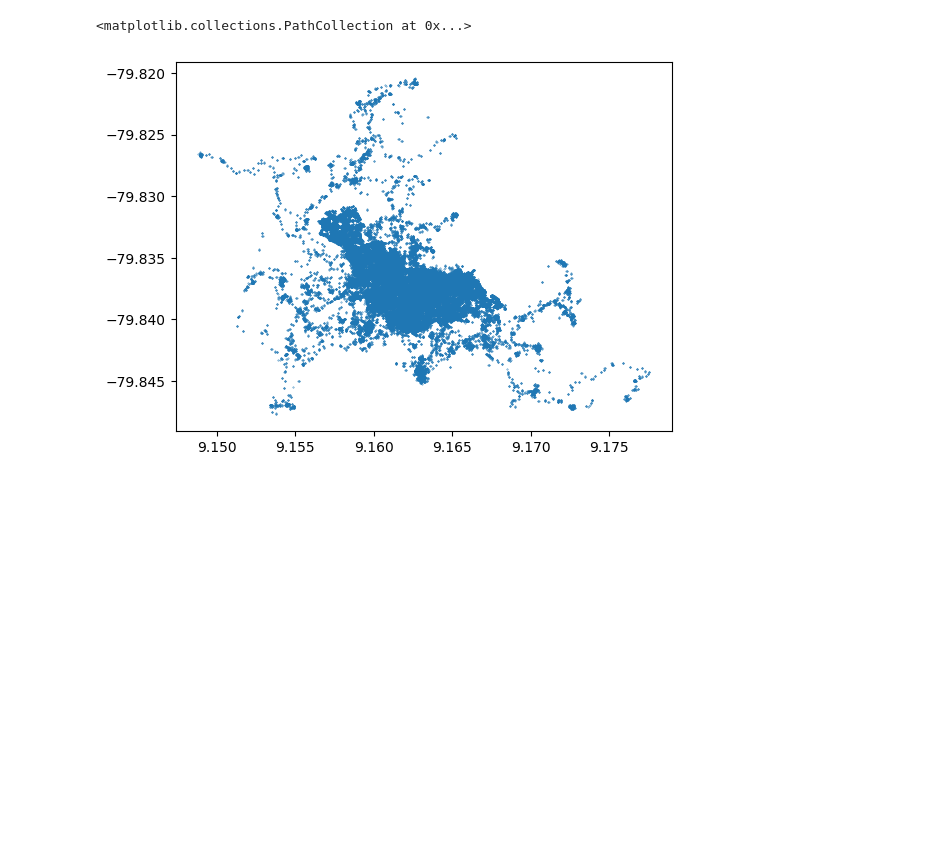
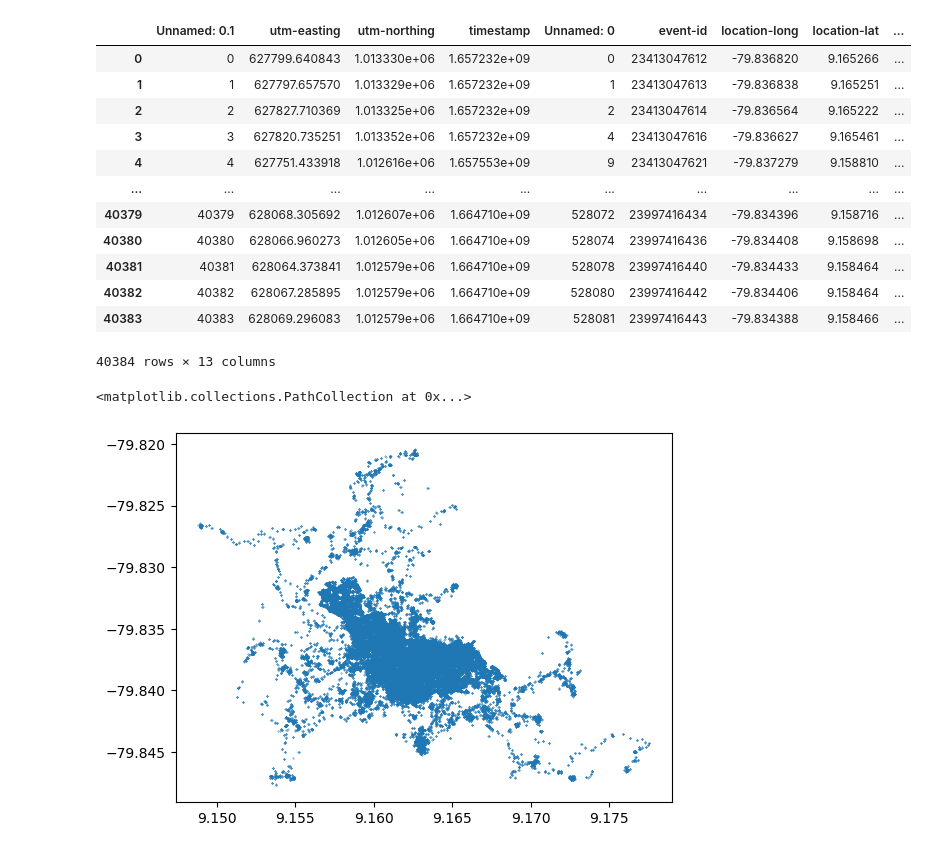
Before and after one commit to shivamabrol/Research-Animal-Movement, a Jupyter notebook: overplotting reduction research .ipynb, the cells around one changed output. Cells and saved outputs as stored; diff of their text form; code cells hidden in the pictures; blank space fills up the shorter version.

```diff
--- a/overplotting reduction research .ipynb
+++ b/overplotting reduction research .ipynb
@@ -5,7 +5,23 @@
 import pandas as pd
 import numpy as np
 # %%
-df = pd.read_csv('data/Dead-Reackoning-Processed.csv')
+df = pd.read_csv('data/BCI-movement-data.csv')
+# %%
+df
+# %% [output]
+|  | Unnamed: 0.1 | utm-easting | utm-northing | timestamp | Unnamed: 0 | event-id | location-long | location-lat | ... |
+| 0 | 0 | 627799.640843 | 1.013330e+06 | 1.657232e+09 | 0 | 23413047612 | -79.836820 | 9.165266 | ... |
+| 1 | 1 | 627797.657570 | 1.013329e+06 | 1.657232e+09 | 1 | 23413047613 | -79.836838 | 9.165251 | ... |
+| 2 | 2 | 627827.710369 | 1.013325e+06 | 1.657232e+09 | 2 | 23413047614 | -79.836564 | 9.165222 | ... |
+| 3 | 3 | 627820.735251 | 1.013352e+06 | 1.657232e+09 | 4 | 23413047616 | -79.836627 | 9.165461 | ... |
+| 4 | 4 | 627751.433918 | 1.012616e+06 | 1.657553e+09 | 9 | 23413047621 | -79.837279 | 9.158810 | ... |
+| ... | ... | ... | ... | ... | ... | ... | ... | ... | ... |
+| 40379 | 40379 | 628068.305692 | 1.012607e+06 | 1.664710e+09 | 528072 | 23997416434 | -79.834396 | 9.158716 | ... |
+| 40380 | 40380 | 628066.960273 | 1.012605e+06 | 1.664710e+09 | 528074 | 23997416436 | -79.834408 | 9.158698 | ... |
+| 40381 | 40381 | 628064.373841 | 1.012579e+06 | 1.664710e+09 | 528078 | 23997416440 | -79.834433 | 9.158464 | ... |
+| 40382 | 40382 | 628067.285895 | 1.012579e+06 | 1.664710e+09 | 528080 | 23997416442 | -79.834406 | 9.158464 | ... |
+| 40383 | 40383 | 628069.296083 | 1.012579e+06 | 1.664710e+09 | 528081 | 23997416443 | -79.834388 | 9.158466 | ... |
+40384 rows × 13 columns
 # %%
 x = df['location-lat']
 y = df['location-long']
```
Also changed, not shown: 16 other files.
